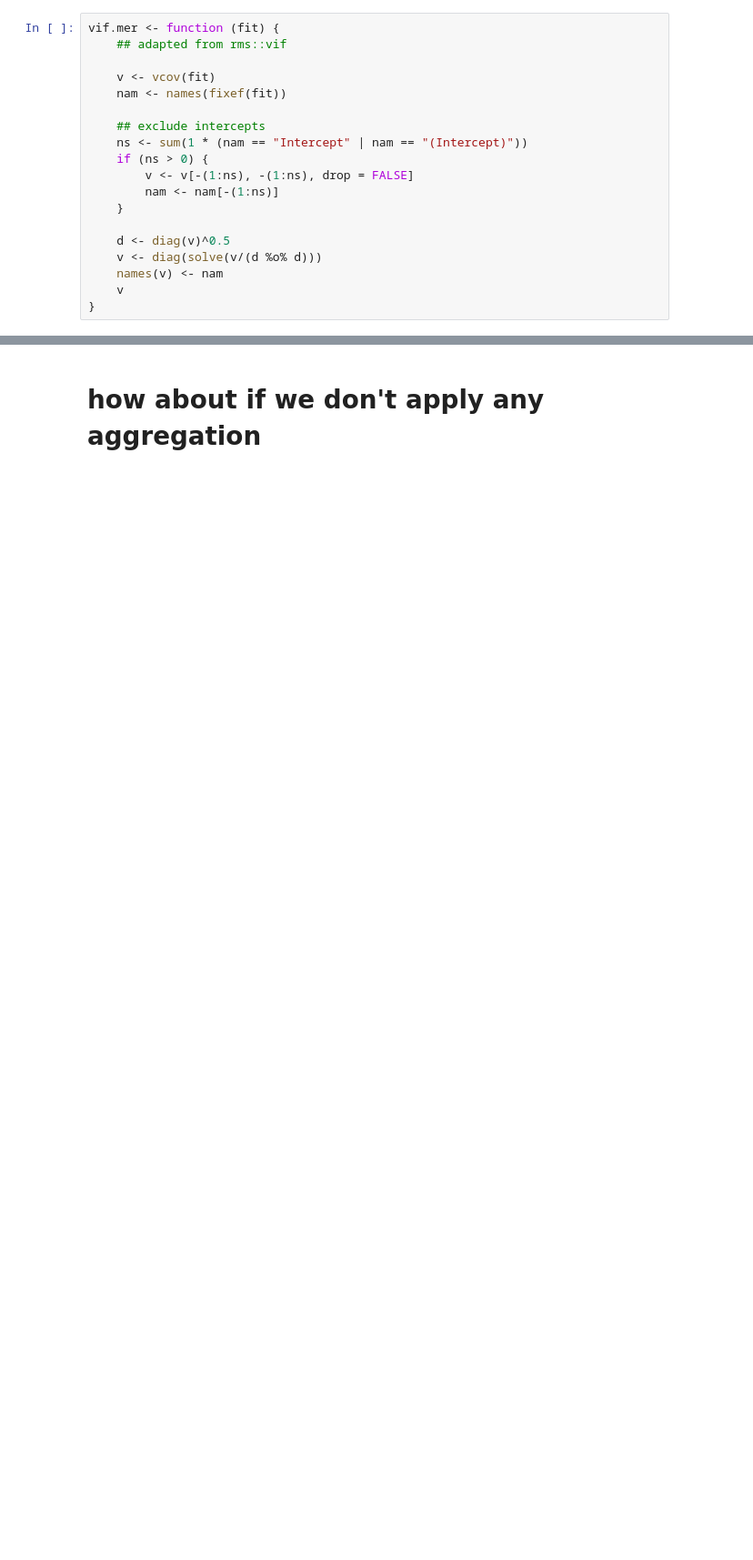
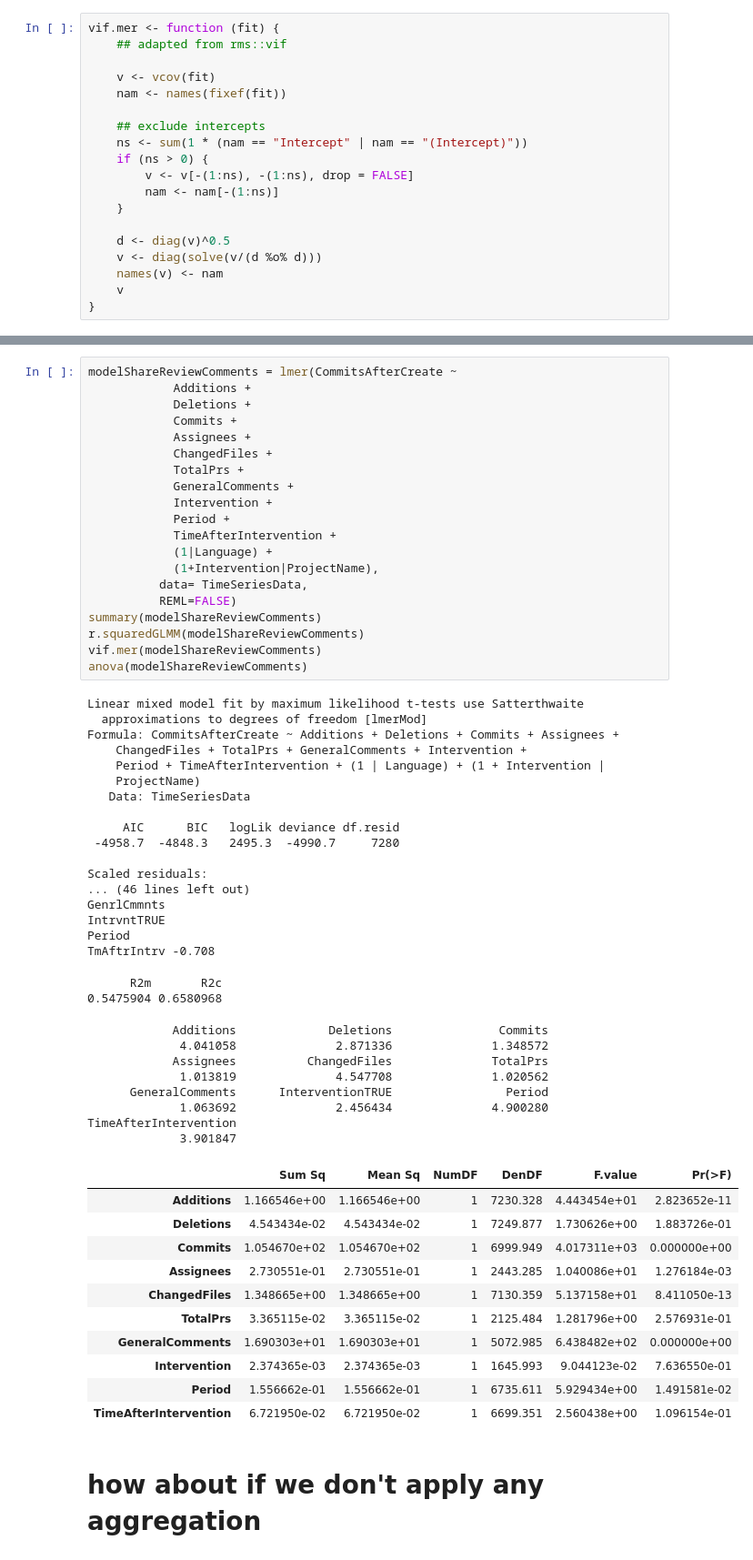
Before and after one commit to TheDutchDevil/code_reviews, a Jupyter notebook: analysis/time_series_models.ipynb, the cells around one changed output, grey strips where cells are left out. Shown: that part at 91% size. Cells and saved outputs as stored; diff of their text form; blank space fills up the shorter version.

Commit message:
Push of all data on server

```diff
--- a/analysis/time_series_models.ipynb
+++ b/analysis/time_series_models.ipynb
@@ -246,3 +232,62 @@ TmAftrIntrv  0.140  0.002   -0.029 -0.022 -0.111    0.052  0.075 -0.103 -0.707
+# %%
+modelShareReviewComments = lmer(CommitsAfterCreate ~
+            Additions +
+            Deletions +
+            Commits +
+            Assignees +
+            ChangedFiles +
+            TotalPrs +
+            GeneralComments +
+            Intervention +
+            Period +
+            TimeAfterIntervention +
+            (1|Language) +
+            (1+Intervention|ProjectName),
+          data= TimeSeriesData,
+          REML=FALSE)
+summary(modelShareReviewComments)
+r.squaredGLMM(modelShareReviewComments)
+vif.mer(modelShareReviewComments)
+anova(modelShareReviewComments)
+# %% [output]
+Linear mixed model fit by maximum likelihood t-tests use Satterthwaite
+  approximations to degrees of freedom [lmerMod]
+Formula: CommitsAfterCreate ~ Additions + Deletions + Commits + Assignees +
+    ChangedFiles + TotalPrs + GeneralComments + Intervention +
+    Period + TimeAfterIntervention + (1 | Language) + (1 + Intervention |
+    ProjectName)
+   Data: TimeSeriesData
+
+     AIC      BIC   logLik deviance df.resid
+ -4958.7  -4848.3   2495.3  -4990.7     7280
+
+Scaled residuals:
+... (46 lines left out)
+GenrlCmmnts
+IntrvntTRUE
+Period
+TmAftrIntrv -0.708
+      R2m       R2c
+0.5475904 0.6580968
+            Additions             Deletions               Commits
+             4.041058              2.871336              1.348572
+            Assignees          ChangedFiles              TotalPrs
+             1.013819              4.547708              1.020562
+      GeneralComments      InterventionTRUE                Period
+             1.063692              2.456434              4.900280
+TimeAfterIntervention
+             3.901847
+|  | Sum Sq | Mean Sq | NumDF | DenDF | F.value | Pr(>F) |
+| Additions | 1.166546e+00 | 1.166546e+00 | 1 | 7230.328 | 4.443454e+01 | 2.823652e-11 |
+| Deletions | 4.543434e-02 | 4.543434e-02 | 1 | 7249.877 | 1.730626e+00 | 1.883726e-01 |
+| Commits | 1.054670e+02 | 1.054670e+02 | 1 | 6999.949 | 4.017311e+03 | 0.000000e+00 |
+| Assignees | 2.730551e-01 | 2.730551e-01 | 1 | 2443.285 | 1.040086e+01 | 1.276184e-03 |
+| ChangedFiles | 1.348665e+00 | 1.348665e+00 | 1 | 7130.359 | 5.137158e+01 | 8.411050e-13 |
+| TotalPrs | 3.365115e-02 | 3.365115e-02 | 1 | 2125.484 | 1.281796e+00 | 2.576931e-01 |
+| GeneralComments | 1.690303e+01 | 1.690303e+01 | 1 | 5072.985 | 6.438482e+02 | 0.000000e+00 |
+| Intervention | 2.374365e-03 | 2.374365e-03 | 1 | 1645.993 | 9.044123e-02 | 7.636550e-01 |
+| Period | 1.556662e-01 | 1.556662e-01 | 1 | 6735.611 | 5.929434e+00 | 1.491581e-02 |
+| TimeAfterIntervention | 6.721950e-02 | 6.721950e-02 | 1 | 6699.351 | 2.560438e+00 | 1.096154e-01 |
 # %% [markdown]
 # how about if we don't apply any aggregation
 # %%
```
Also changed, not shown: parts of 8 cells of this notebook, 25 other files.
